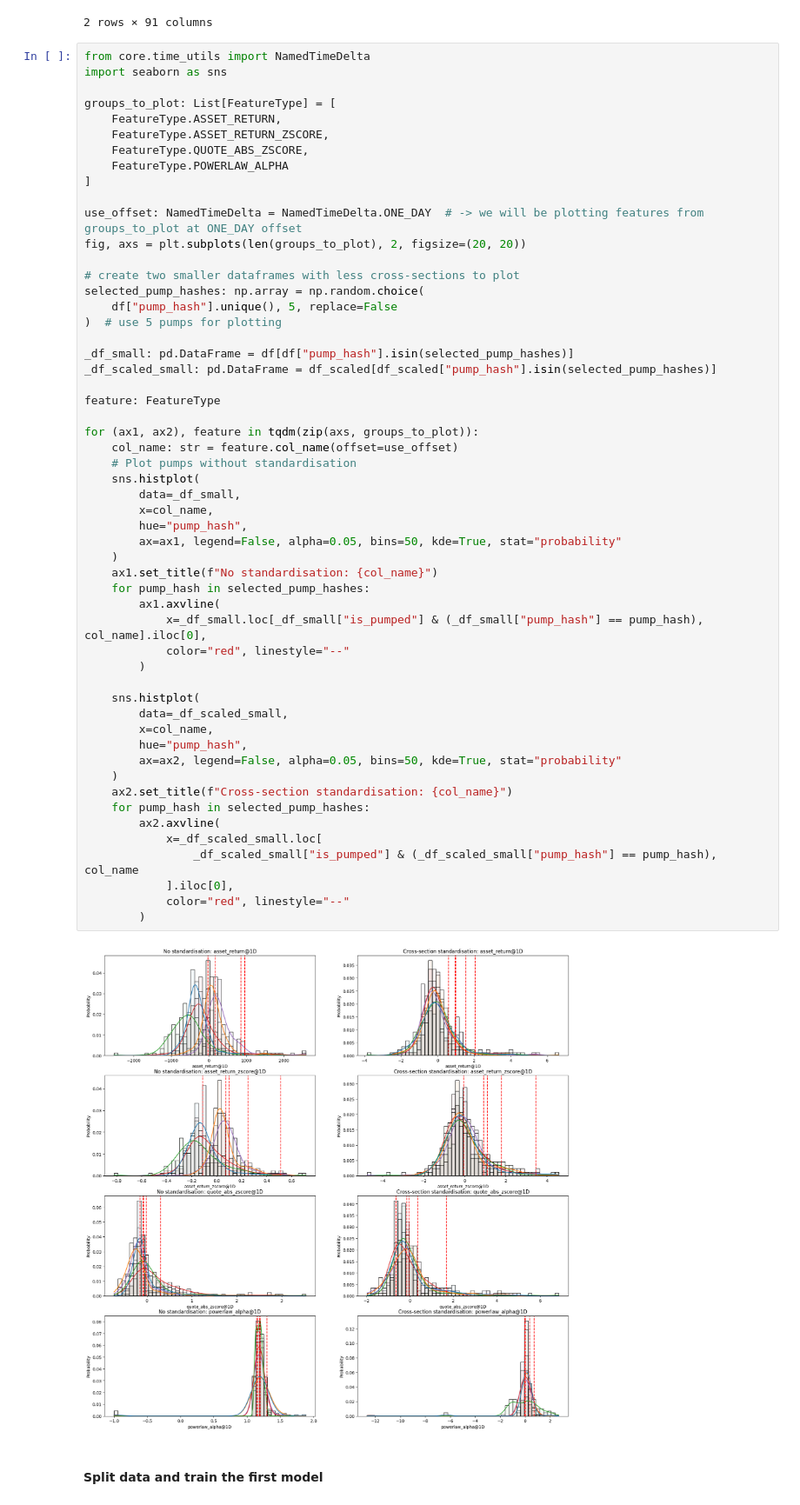
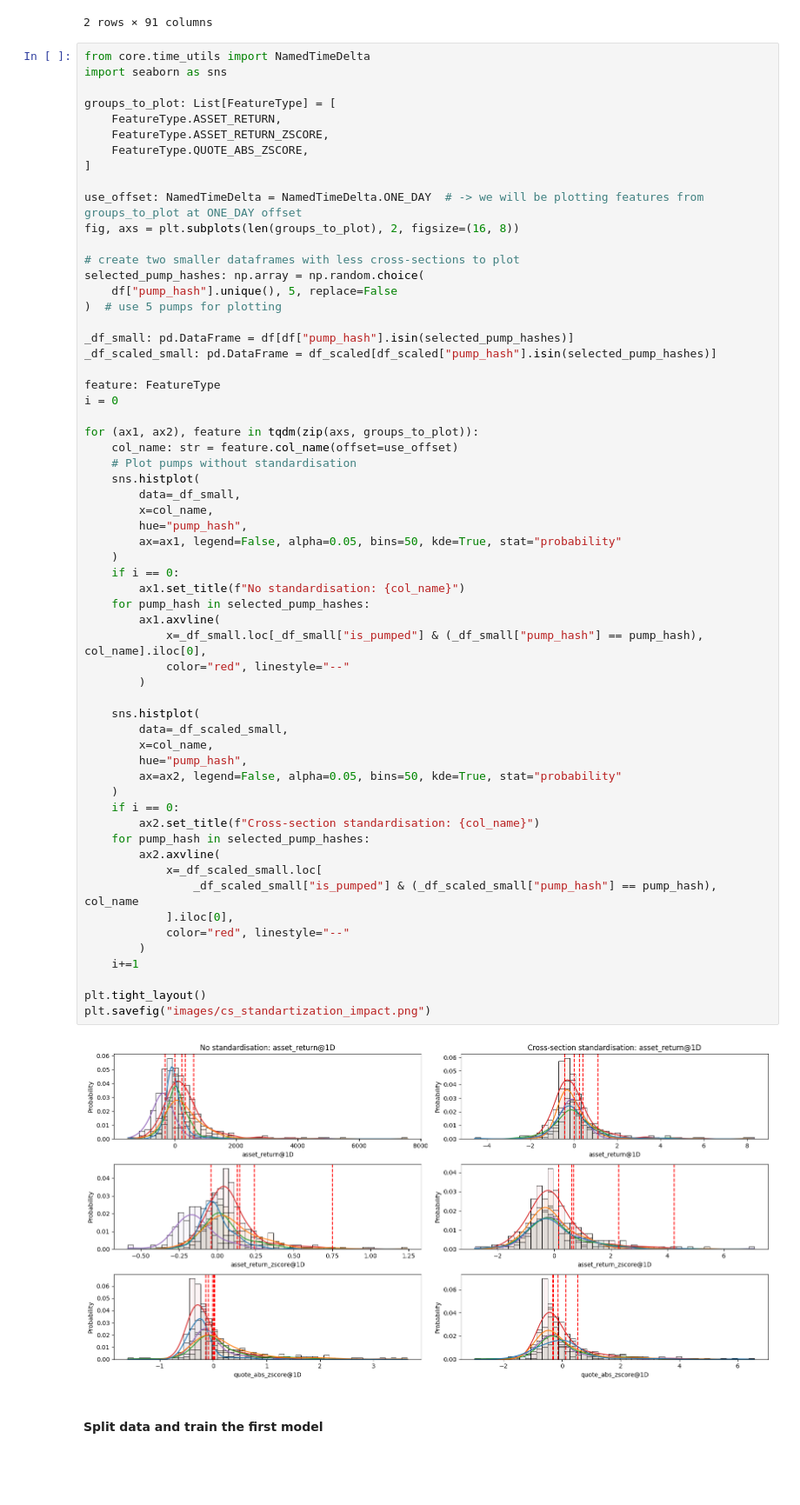
Before and after one commit to B0R0koko/pump-and-dump-prediction, a Jupyter notebook: src/analysis/research_notebook.ipynb, the cells around one changed output. Shown at 87% size. Saved outputs shown, nothing was run; the diff lists cells and outputs as text; blank space fills up the shorter version.

```diff
--- a/src/analysis/research_notebook.ipynb
+++ b/src/analysis/research_notebook.ipynb
@@ -296,11 +296,10 @@ groups_to_plot: List[FeatureType] = [
     FeatureType.ASSET_RETURN,
     FeatureType.ASSET_RETURN_ZSCORE,
     FeatureType.QUOTE_ABS_ZSCORE,
-    FeatureType.POWERLAW_ALPHA
 ]
 
 use_offset: NamedTimeDelta = NamedTimeDelta.ONE_DAY  # -> we will be plotting features from groups_to_plot at ONE_DAY offset
-fig, axs = plt.subplots(len(groups_to_plot), 2, figsize=(20, 20))
+fig, axs = plt.subplots(len(groups_to_plot), 2, figsize=(16, 8))
 
 # create two smaller dataframes with less cross-sections to plot
 selected_pump_hashes: np.array = np.random.choice(
@@ -311,39 +310,46 @@ _df_small: pd.DataFrame = df[df["pump_hash"].isin(selected_pump_hashes)]
 _df_scaled_small: pd.DataFrame = df_scaled[df_scaled["pump_hash"].isin(selected_pump_hashes)]
 
 feature: FeatureType
+i = 0
 
 for (ax1, ax2), feature in tqdm(zip(axs, groups_to_plot)):
     col_name: str = feature.col_name(offset=use_offset)
     # Plot pumps without standardisation
     sns.histplot(
         data=_df_small,
         x=col_name,
         hue="pump_hash",
         ax=ax1, legend=False, alpha=0.05, bins=50, kde=True, stat="probability"
     )
-    ax1.set_title(f"No standardisation: {col_name}")
+    if i == 0:
+        ax1.set_title(f"No standardisation: {col_name}")
     for pump_hash in selected_pump_hashes:
         ax1.axvline(
             x=_df_small.loc[_df_small["is_pumped"] & (_df_small["pump_hash"] == pump_hash), col_name].iloc[0],
             color="red", linestyle="--"
         )
 
     sns.histplot(
         data=_df_scaled_small,
         x=col_name,
         hue="pump_hash",
         ax=ax2, legend=False, alpha=0.05, bins=50, kde=True, stat="probability"
     )
-    ax2.set_title(f"Cross-section standardisation: {col_name}")
+    if i == 0:
+        ax2.set_title(f"Cross-section standardisation: {col_name}")
     for pump_hash in selected_pump_hashes:
         ax2.axvline(
             x=_df_scaled_small.loc[
                 _df_scaled_small["is_pumped"] & (_df_scaled_small["pump_hash"] == pump_hash), col_name
             ].iloc[0],
             color="red", linestyle="--"
         )
+    i+=1
+
+plt.tight_layout()
+plt.savefig("images/cs_standartization_impact.png")
 # %% [output]
-[figure, old version]
+[figure, new version]
 # %% [markdown]
 <h4>Split data and train the first model</h4>
 # %%
```
Also changed, not shown: parts of 29 cells of this notebook, 7 other files.
